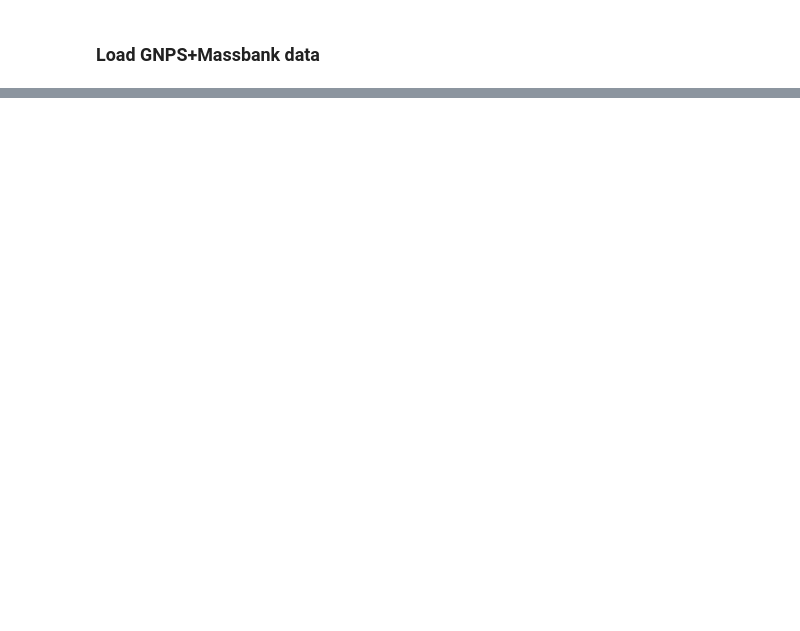
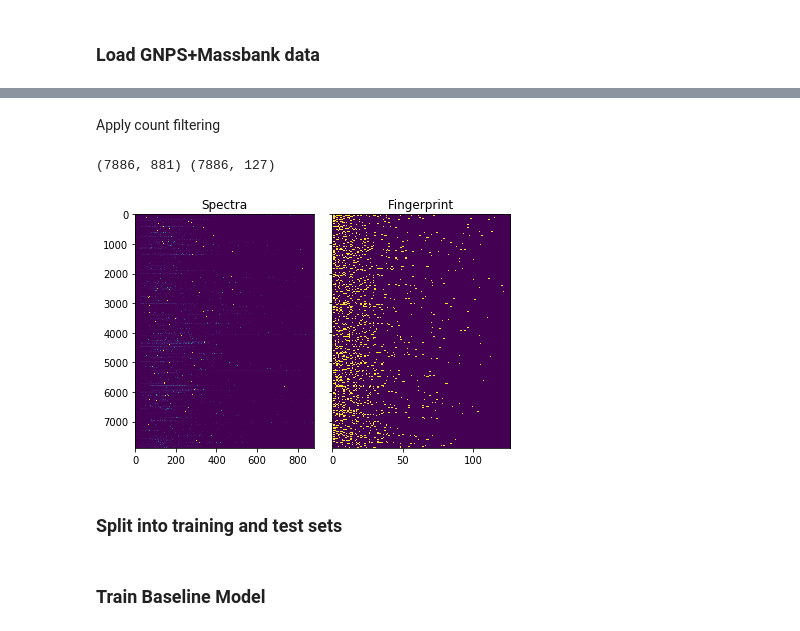
Before and after one commit to joewandy/smiles2spectra, a Jupyter notebook: notebooks/Spectra2Fingerprint.ipynb, the cells around one changed output, grey strips where cells are left out. Saved outputs shown, nothing was run; the diff lists cells and outputs as text; code cells hidden in the pictures; blank space fills up the shorter version.

Commit message:
Added baseline method. Tidied up old notebooks.

```diff
--- a/notebooks/Spectra2Fingerprint.ipynb
+++ b/notebooks/Spectra2Fingerprint.ipynb
@@ -537,0 +36,27 @@ for i in range(20):
+# %%
+input_dir = '../data/spectra_gnps_massbank'
+input_smiles = '../data/smiles_list.smi'
+output_file = '../data/gnps_massbank_data.p'
+# %%
+# prepare_data(input_dir, input_smiles, output_file)
+with open(output_file, 'rb') as f: # load data created by prepare_data() above
+    data = pickle.load(f)
+# %%
+spectra = data['spectra']
+fingerprint_arr = get_cdk_fingerprint_arr('../data/smiles_sub.csv', data['smiles'])
+# %% [markdown]
+Apply count filtering
+# %%
+df = load_cdk_substructures('../data/substructures.txt', '../data/cdk_substructures.csv', fingerprint_arr)
+keep_df, fp_mat, spectra_mat = count_filter(df, fingerprint_arr, spectra, lower=10, upper=3000)
+print(spectra_mat.shape, fp_mat.shape)
+# %% [output]
+(7886, 881) (7886, 127)
+# %%
+plot_spectra_and_fingerprint_mat(spectra_mat, fp_mat)
+# for i in range(5):
+#     plot_spectra_and_fingerprint(i)
+# %% [output]
+[figure, added]
+# %% [markdown]
+### Split into training and test sets
@@ -537,0 +72,2 @@ for i in range(20):
+# %% [markdown]
+### Train Baseline Model
```
Also changed, not shown: parts of 87 cells of this notebook, 13 other files.
